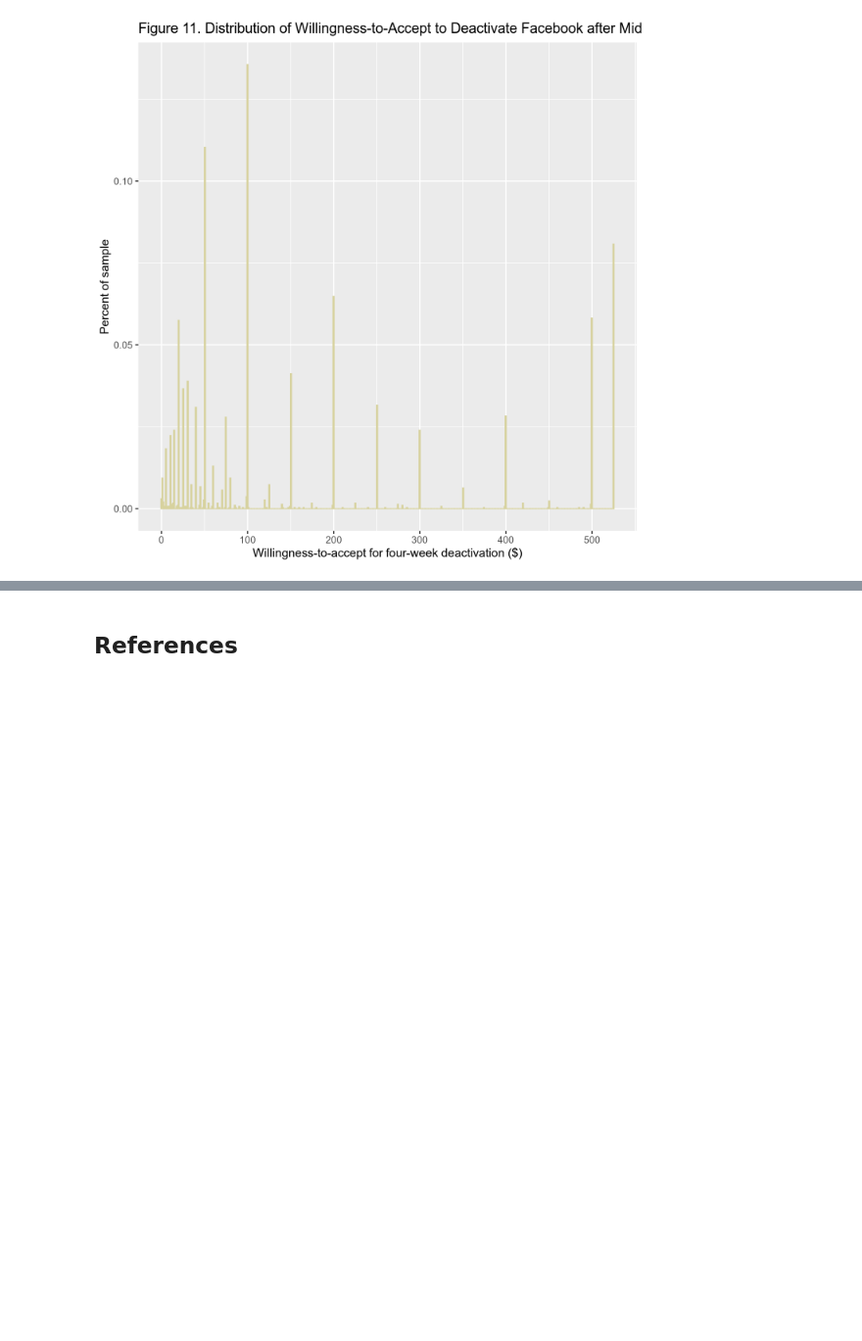
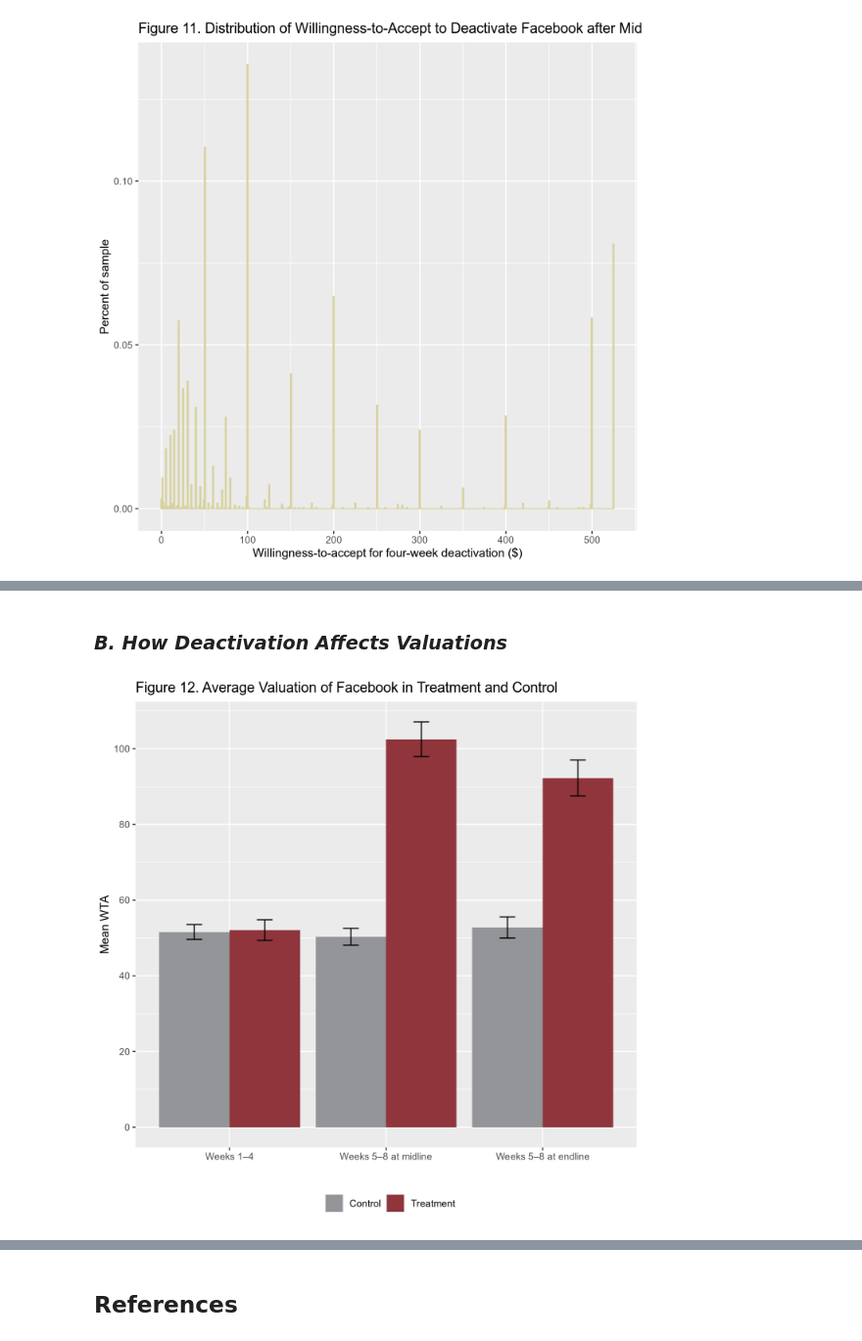
Before and after one commit to feauazmu/RepAllcotetal, a Jupyter notebook: replication_notebook.ipynb, the cells around one changed output, grey strips where cells are left out. Shown at 98% size. Saved outputs shown, nothing was run; the diff lists cells and outputs as text; code cells hidden in the pictures; blank space fills up the shorter version.

```diff
--- a/replication_notebook.ipynb
+++ b/replication_notebook.ipynb
@@ -538,0 +602,7 @@ figEleven
+# %% [markdown]
+### *B. How Deactivation Affects Valuations*
+# %%
+figTwelve <- genFigTwelve(finalData)
+figTwelve
+# %% [output]
+[figure, added]
```
Also changed, not shown: parts of 15 cells of this notebook.
